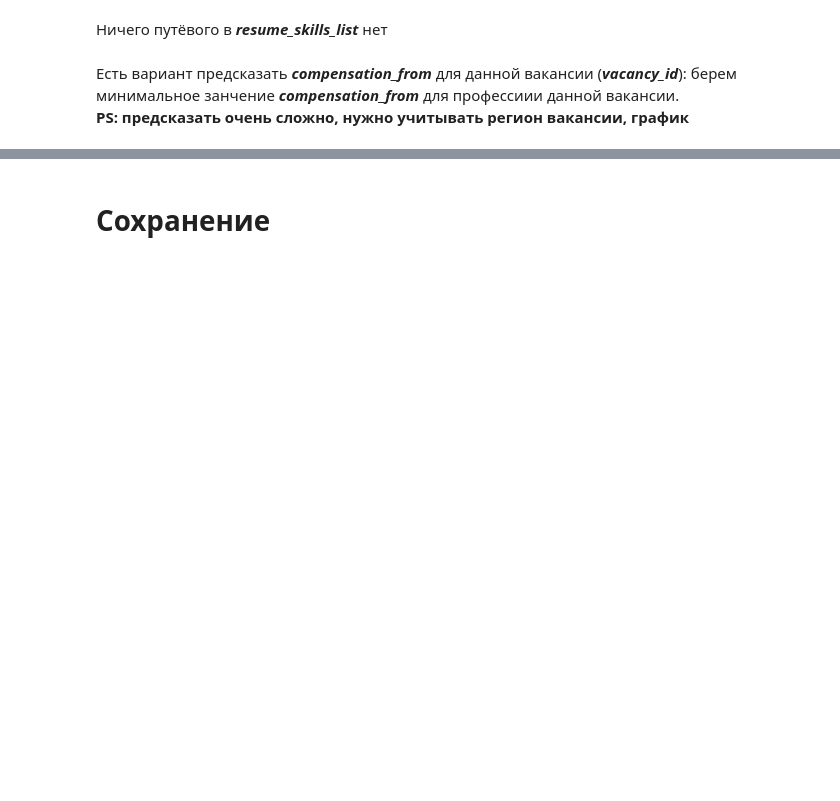
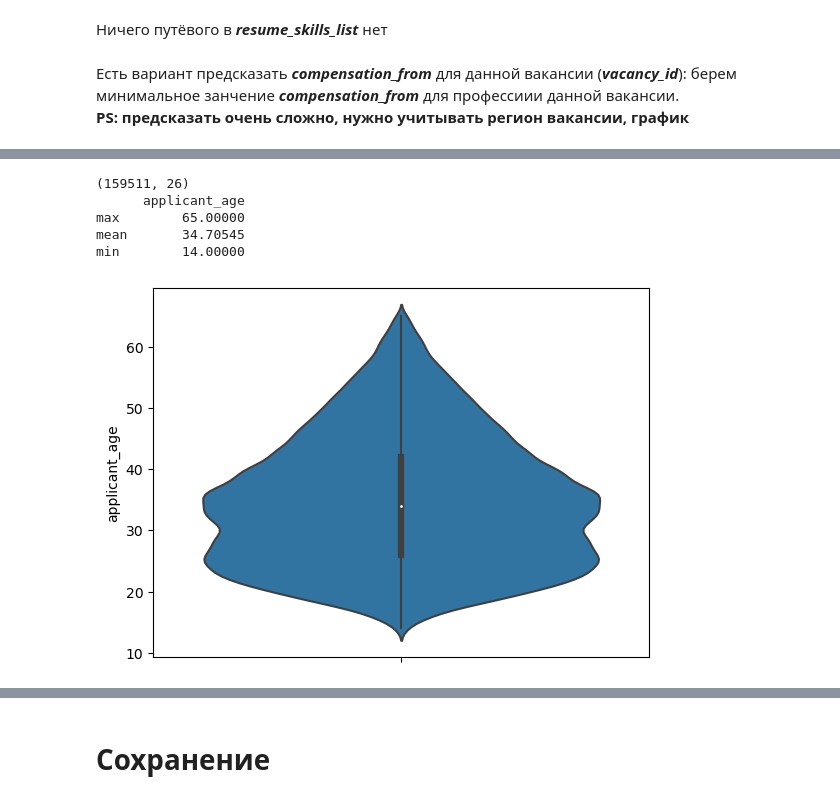
Before and after one commit to listens-to-spotify/-DA-NO-, a Jupyter notebook: preprocessing.ipynb, the cells around one changed output, grey strips where cells are left out. Saved outputs shown, nothing was run; the diff lists cells and outputs as text; code cells hidden in the pictures; blank space fills up the shorter version.

```diff
--- a/preprocessing.ipynb
+++ b/preprocessing.ipynb
@@ -194,0 +212,26 @@ df.vacancy_creation_date = df.vacancy_creation_date.dt.strftime('%Y/%m/%d')
+# %%
+print(unique_resumes.shape)
+iqr = unique_resumes.applicant_age.quantile(0.75) - unique_resumes.applicant_age.quantile(0.25)
+unique_resumes[
+    (unique_resumes.applicant_age < unique_resumes.applicant_age.quantile(0.75) + 1.5 * iqr)
+    & (unique_resumes.applicant_age > unique_resumes.applicant_age.quantile(0.25) - 1.5 * iqr)
+]
+sns.violinplot(unique_resumes[
+    (unique_resumes.applicant_age < unique_resumes.applicant_age.quantile(0.75) + 1.5 * iqr)
+    & (unique_resumes.applicant_age > unique_resumes.applicant_age.quantile(0.25) - 1.5 * iqr)
+], y='applicant_age')
+print(unique_resumes[
+    (unique_resumes.applicant_age < unique_resumes.applicant_age.quantile(0.75) + 1.5 * iqr)
+    & (unique_resumes.applicant_age > unique_resumes.applicant_age.quantile(0.25) - 1.5 * iqr)
+].agg({'applicant_age': ['max', 'mean', 'min']}))
+#           applicant_age
+# max       65.000000
+# mean      34.706463
+# min       14.000000
+# %% [output]
+(159511, 26)
+      applicant_age
+max        65.00000
+mean       34.70545
+min        14.00000
+[figure, added]
```
Also changed, not shown: parts of 27 cells of this notebook.
